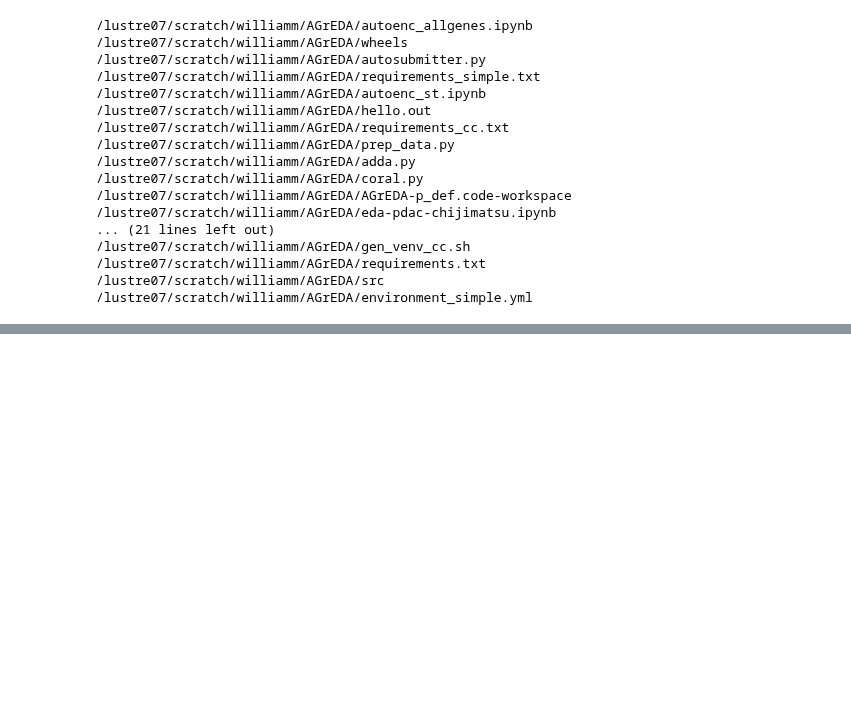
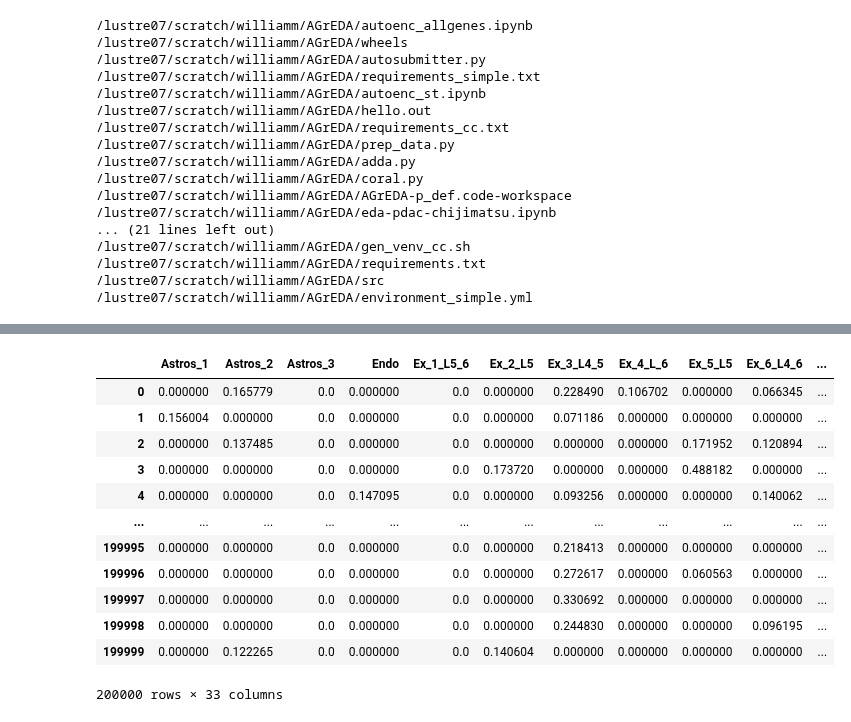
Before and after one commit to williamrobotma/AGrEDA, a Jupyter notebook: scratch.ipynb, the cells around one changed output, grey strips where cells are left out. Cells and saved outputs as stored; diff of their text form; code cells hidden in the pictures; blank space fills up the shorter version.

Commit message:
updated dlpfc for hyperval

```diff
--- a/scratch.ipynb
+++ b/scratch.ipynb
@@ -544,0 +607,4 @@ for name in glob.iglob("/lustre07/scratch/williamm/AGrEDA/*"):
+# %%
+with h5py.File("data/dlpfc/preprocessed/GSE144136_spatialLIBD/20markers/minmax/sc_8mix.hdf5", "r") as f:
+    print(f.keys())
+    labs = f["y/train"][()]
@@ -544,0 +613,4 @@ for name in glob.iglob("/lustre07/scratch/williamm/AGrEDA/*"):
+# %%
+with open("data/dlpfc/preprocessed/GSE144136_spatialLIBD/20markers/sc_sub_dict.pkl", "rb") as f:
+    sc_sub_dict = pickle.load(f)
+sc_sub_dict
@@ -544,0 +635,19 @@ for name in glob.iglob("/lustre07/scratch/williamm/AGrEDA/*"):
+# %%
+labs_df=pd.DataFrame(labs)
+labs_df = labs_df.rename(columns=sc_sub_dict)
+# labs_df = labs_df.stack().reset_index().rename({"level_0": "sample", "level_1": "cell_type", 0: "proportion"}, axis=1)
+labs_df
+# %% [output]
+|  | Astros_1 | Astros_2 | Astros_3 | Endo | Ex_1_L5_6 | Ex_2_L5 | Ex_3_L4_5 | Ex_4_L_6 | Ex_5_L5 | Ex_6_L4_6 | ... |
+| 0 | 0.000000 | 0.165779 | 0.0 | 0.000000 | 0.0 | 0.000000 | 0.228490 | 0.106702 | 0.000000 | 0.066345 | ... |
+| 1 | 0.156004 | 0.000000 | 0.0 | 0.000000 | 0.0 | 0.000000 | 0.071186 | 0.000000 | 0.000000 | 0.000000 | ... |
+| 2 | 0.000000 | 0.137485 | 0.0 | 0.000000 | 0.0 | 0.000000 | 0.000000 | 0.000000 | 0.171952 | 0.120894 | ... |
+| 3 | 0.000000 | 0.000000 | 0.0 | 0.000000 | 0.0 | 0.173720 | 0.000000 | 0.000000 | 0.488182 | 0.000000 | ... |
+| 4 | 0.000000 | 0.000000 | 0.0 | 0.147095 | 0.0 | 0.000000 | 0.093256 | 0.000000 | 0.000000 | 0.140062 | ... |
+| ... | ... | ... | ... | ... | ... | ... | ... | ... | ... | ... | ... |
+| 199995 | 0.000000 | 0.000000 | 0.0 | 0.000000 | 0.0 | 0.000000 | 0.218413 | 0.000000 | 0.000000 | 0.000000 | ... |
+| 199996 | 0.000000 | 0.000000 | 0.0 | 0.000000 | 0.0 | 0.000000 | 0.272617 | 0.000000 | 0.060563 | 0.000000 | ... |
+| 199997 | 0.000000 | 0.000000 | 0.0 | 0.000000 | 0.0 | 0.000000 | 0.330692 | 0.000000 | 0.000000 | 0.000000 | ... |
+| 199998 | 0.000000 | 0.000000 | 0.0 | 0.000000 | 0.0 | 0.000000 | 0.244830 | 0.000000 | 0.000000 | 0.096195 | ... |
+| 199999 | 0.000000 | 0.122265 | 0.0 | 0.000000 | 0.0 | 0.140604 | 0.000000 | 0.000000 | 0.000000 | 0.000000 | ... |
+200000 rows × 33 columns
```
Also changed, not shown: parts of 10 cells of this notebook, 12 other files.
